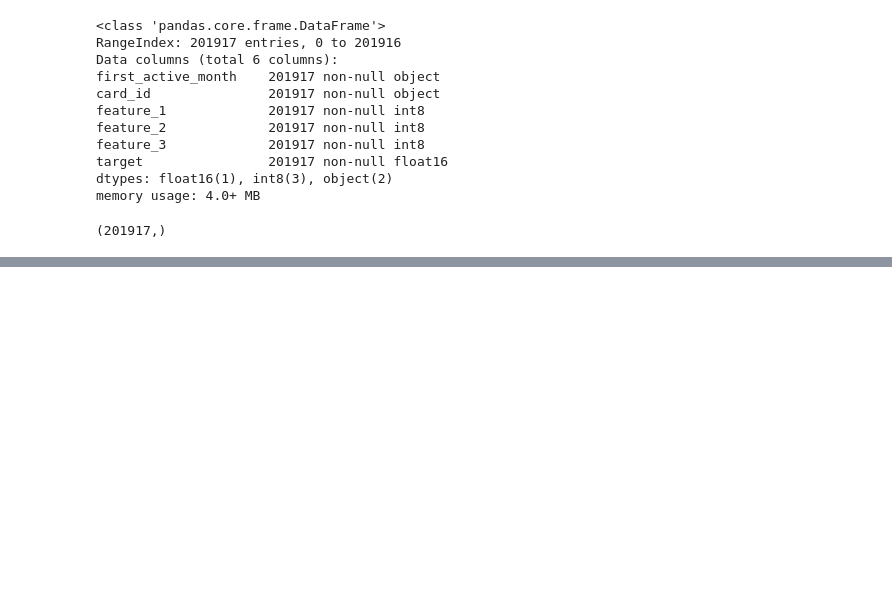
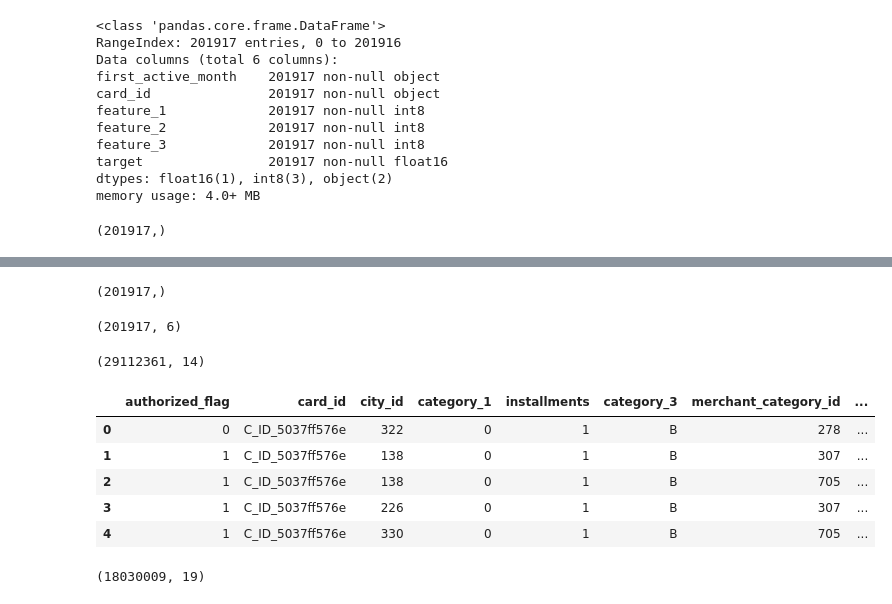
Before and after one commit to contemplat0r/Elo_Merchant_Category_Recommendation, a Jupyter notebook: elo_merchant_category_recommendation_first_exp_eda.ipynb, the cells around one changed output, grey strips where cells are left out. Cells and saved outputs as stored; diff of their text form; code cells hidden in the pictures; blank space fills up the shorter version.

```diff
--- a/elo_merchant_category_recommendation_first_exp_eda.ipynb
+++ b/elo_merchant_category_recommendation_first_exp_eda.ipynb
@@ -913 +992,3 @@ ht_group_by_card_id_agg_sum_pa.columns = ['_'.join(col).strip() for col in ht_gr
+# %%
+short_historical_transactions_df = historical_transactions_df[historical_transactions_df.columns.drop(['merchant_id', 'purchase_date'])]
 # %%
@@ -922,0 +1003,2 @@ ht_group_by_card_id_agg_sum_pa.head()
+# %%
+short_historical_transactions_df['target'] = 0
@@ -922,0 +1075,27 @@ ht_group_by_card_id_agg_sum_pa.head()
+# %%
+uniques_train_card_id.shape
+# %% [output]
+(201917,)
+# %%
+train_df.shape
+# %% [output]
+(201917, 6)
+# %%
+short_historical_transactions_df.shape
+# %% [output]
+(29112361, 14)
+# %%
+merged_short_historical_and_train_df = pd.merge(short_historical_transactions_df, train_df, on='card_id')
+# %%
+merged_short_historical_and_train_df.head()
+# %% [output]
+|  | authorized_flag | card_id | city_id | category_1 | installments | category_3 | merchant_category_id | ... |
+| 0 | 0 | C_ID_5037ff576e | 322 | 0 | 1 | B | 278 | ... |
+| 1 | 1 | C_ID_5037ff576e | 138 | 0 | 1 | B | 307 | ... |
+| 2 | 1 | C_ID_5037ff576e | 138 | 0 | 1 | B | 705 | ... |
+| 3 | 1 | C_ID_5037ff576e | 226 | 0 | 1 | B | 307 | ... |
+| 4 | 1 | C_ID_5037ff576e | 330 | 0 | 1 | B | 705 | ... |
+# %%
+merged_short_historical_and_train_df.shape
+# %% [output]
+(18030009, 19)
```
Also changed, not shown: parts of 37 cells of this notebook.
